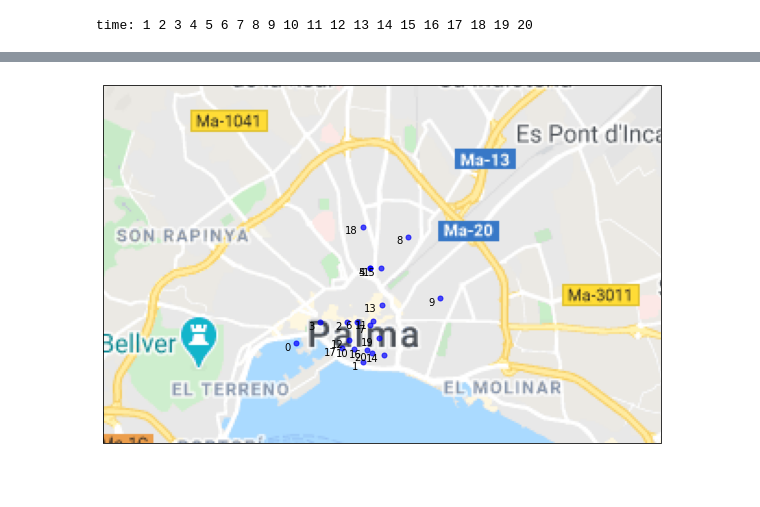
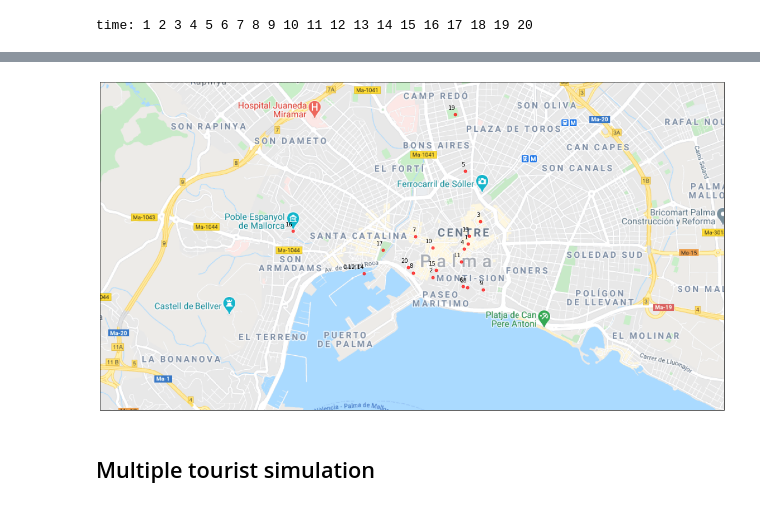
Before and after one commit to mariadelmarbibiloni/cruiseshiptourism, a Jupyter notebook: testpalma.ipynb, the cells around one changed output, grey strips where cells are left out. Cells and saved outputs as stored; diff of their text form; code cells hidden in the pictures; blank space fills up the shorter version.

Commit message:
initial simulation

```diff
--- a/testpalma.ipynb
+++ b/testpalma.ipynb
@@ -124,33 +109,44 @@ import cartopy.io.img_tiles as cimgt
 # %%
 # values
 latitude = tasks['latitude'].values[touristt.task_route]
 longitude = tasks['longitude'].values[touristt.task_route]
+sites = tasks.place[touristt.task_route]
+visit_order = [str(i) for i in range(0, len(touristt.task_route))]
+
+if len(set(sites)) != len(sites):
+    dupl_route_df = pd.DataFrame(list(zip(visit_order, sites, latitude, longitude)),
+                                 columns=['visit_order','sites', 'latitude', 'longitude'])\
+                       .groupby(['sites', 'latitude', 'longitude']).apply(lambda x: ','.join(x.visit_order))
+    sites = [ name  for (name,_,_) in dupl_route_df.index.values]
+    latitude = [ lat  for (_,lat,_) in dupl_route_df.index.values]
+    longitude = [ lon  for (_,_,lon) in dupl_route_df.index.values]
+    visit_order = dupl_route_df.values
 
 # Map background
-ffig = plt.figure(figsize=(10,10))
+ffig = plt.figure(figsize=(20,25))
 
 tiler = cimgt.GoogleTiles()
 mercator = tiler.crs
 ax = plt.axes(projection=mercator)
 
 llcrnrlat=39.553956  # The lower left corner geographical latitude
 llcrnrlon=2.601714   # The lower left corner geographical longitude
-urcrnrlat=39.605326  # The upper right corner geographical latitude
-urcrnrlon=2.7055164
+urcrnrlat=39.588358  # The upper right corner geographical latitude
+urcrnrlon=2.686728
 
 ax.set_extent([llcrnrlon,urcrnrlon, llcrnrlat, urcrnrlat], ccrs.PlateCarree())
 
-zoom = 12
+zoom = 14
 ax.add_image(tiler, zoom )
 
-
-labels = [str(i) for i in range(0, len(touristt.task_route))]
-plt.plot(longitude, latitude, marker='o', color='blue', markersize=5, lw=0,
+plt.plot(longitude, latitude, marker='o', color='red', markersize=5, lw=0,
          alpha=0.7, transform=ccrs.Geodetic())
 
-for label, xpt, ypt in zip(labels, longitude, latitude):
-     plt.text(xpt-0.001, ypt-0.001, label, horizontalalignment='right', transform=ccrs.Geodetic())
+for visit_order_, xpt, ypt in zip(visit_order, longitude, latitude):
+     plt.text(xpt, ypt+0.0005, visit_order_, horizontalalignment='right', transform=ccrs.Geodetic())
 
 plt.show()
 # %% [output]
-[figure, old version]
+[figure, new version]
+# %% [markdown]
+## Multiple tourist simulation
```
Also changed, not shown: parts of 11 cells of this notebook.
